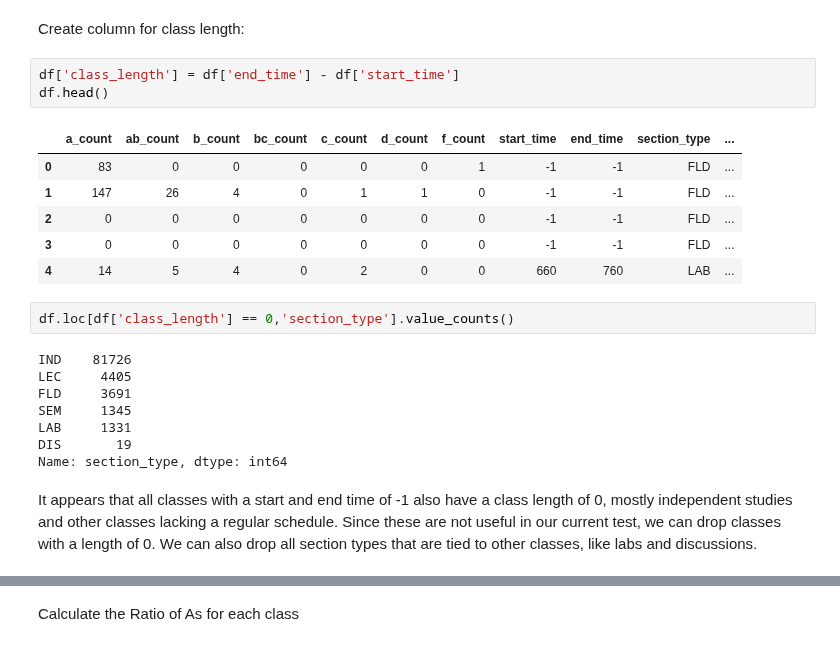
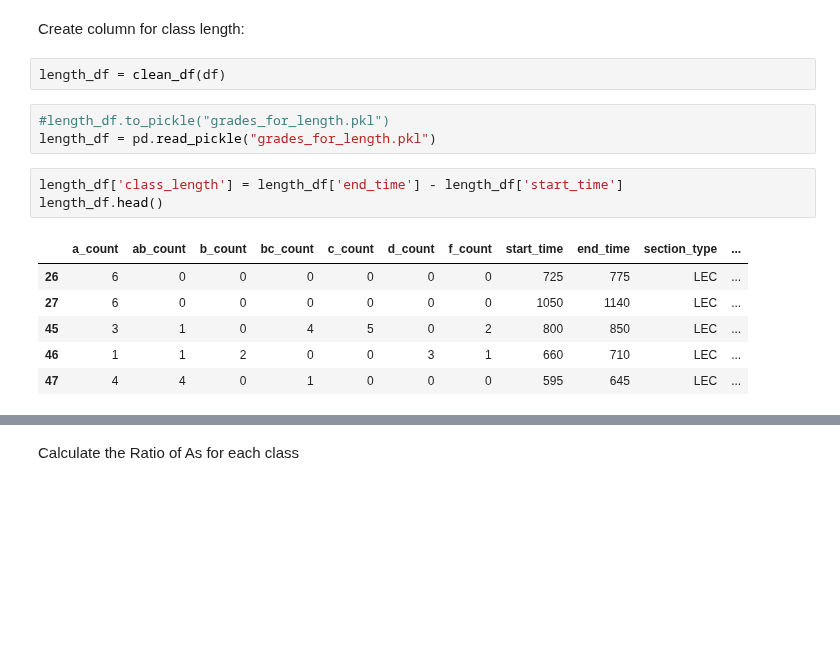
Before and after one commit to kayschulz/build_course_schedule, a Jupyter notebook: length_and_grades.ipynb, the cells around one changed output, grey strips where cells are left out. Cells and saved outputs as stored; diff of their text form; blank space fills up the shorter version.

Commit message:
create pickle files to fix randomness

```diff
--- a/length_and_grades.ipynb
+++ b/length_and_grades.ipynb
@@ -82,25 +85,18 @@ df.head()
 ## Data Cleaning
 # %% [markdown]
 Create column for class length:
+# %%
+length_df = clean_df(df)
+# %%
+#length_df.to_pickle("grades_for_length.pkl")
+length_df = pd.read_pickle("grades_for_length.pkl")
 # %%
-df['class_length'] = df['end_time'] - df['start_time']
-df.head()
+length_df['class_length'] = length_df['end_time'] - length_df['start_time']
+length_df.head()
 # %% [output]
 |  | a_count | ab_count | b_count | bc_count | c_count | d_count | f_count | start_time | end_time | section_type | ... |
-| 0 | 83 | 0 | 0 | 0 | 0 | 0 | 1 | -1 | -1 | FLD | ... |
-| 1 | 147 | 26 | 4 | 0 | 1 | 1 | 0 | -1 | -1 | FLD | ... |
-| 2 | 0 | 0 | 0 | 0 | 0 | 0 | 0 | -1 | -1 | FLD | ... |
-| 3 | 0 | 0 | 0 | 0 | 0 | 0 | 0 | -1 | -1 | FLD | ... |
-| 4 | 14 | 5 | 4 | 0 | 2 | 0 | 0 | 660 | 760 | LAB | ... |
+| 26 | 6 | 0 | 0 | 0 | 0 | 0 | 0 | 725 | 775 | LEC | ... |
+| 27 | 6 | 0 | 0 | 0 | 0 | 0 | 0 | 1050 | 1140 | LEC | ... |
+| 45 | 3 | 1 | 0 | 4 | 5 | 0 | 2 | 800 | 850 | LEC | ... |
+| 46 | 1 | 1 | 2 | 0 | 0 | 3 | 1 | 660 | 710 | LEC | ... |
+| 47 | 4 | 4 | 0 | 1 | 0 | 0 | 0 | 595 | 645 | LEC | ... |
-# %%
-df.loc[df['class_length'] == 0,'section_type'].value_counts()
-# %% [output]
-IND    81726
-LEC     4405
-FLD     3691
-SEM     1345
-LAB     1331
-DIS       19
-Name: section_type, dtype: int64
-# %% [markdown]
-It appears that all classes with a start and end time of -1 also have a class length of 0, mostly independent studies and other classes lacking a regular schedule. Since these are not useful in our current test, we can drop classes with a length of 0. We can also drop all section types that are tied to other classes, like labs and discussions.
```
Also changed, not shown: parts of 28 cells of this notebook, 5 other files.
